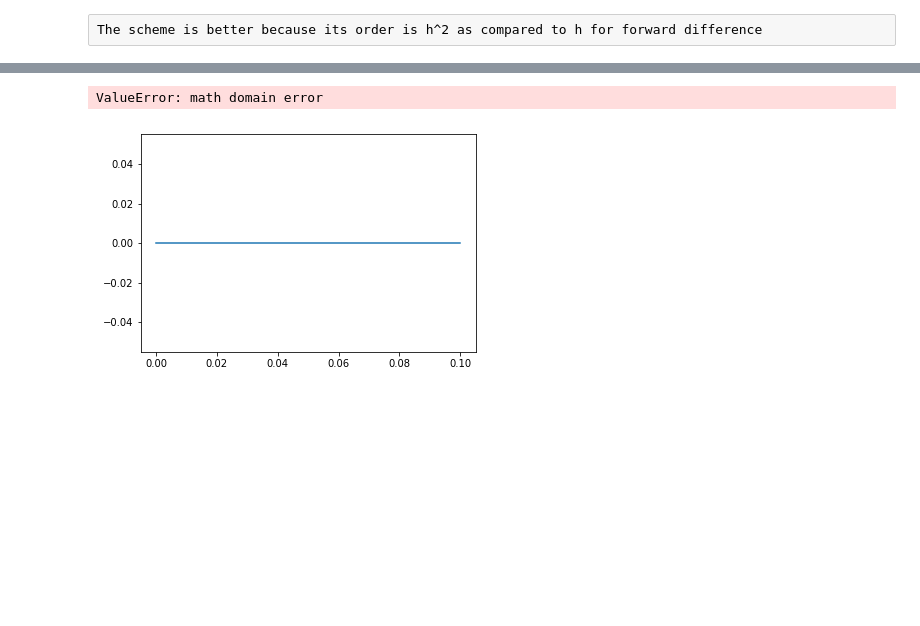
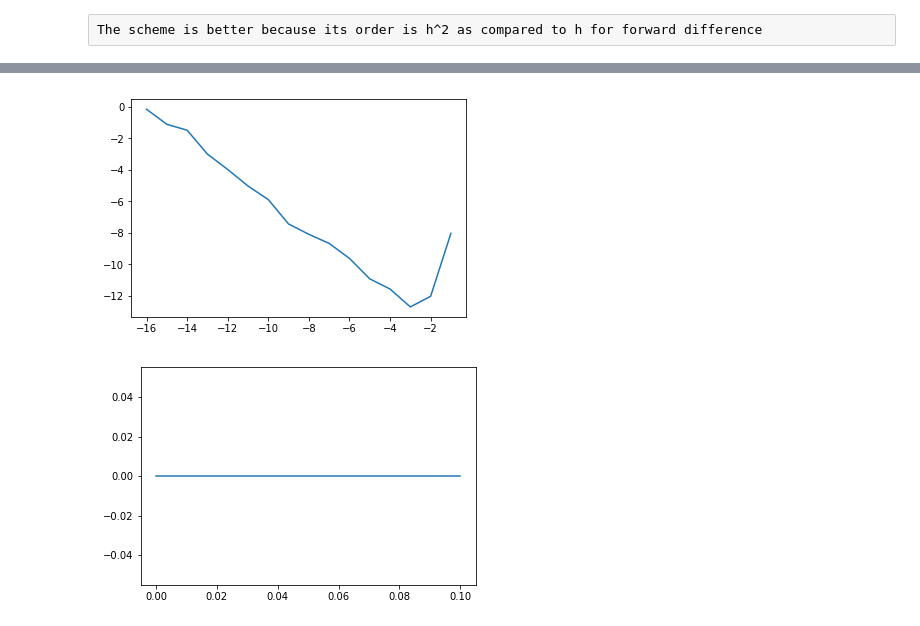
Before and after one commit to PushkinKachroo/computational-physics-class-404-604-Spring-2019, a Jupyter notebook: hw3.ipynb, the cells around one changed output, grey strips where cells are left out. Cells and saved outputs as stored; diff of their text form; code cells hidden in the pictures; blank space fills up the shorter version.

```diff
--- a/hw3.ipynb
+++ b/hw3.ipynb
@@ -176,19 +221,19 @@ The scheme is better because its order is h^2 as compared to h for forward diffe
 # %%
 import numpy as np
 import math
 import matplotlib.pylab  as p
-x=0.0
+x=math.pi/4
 logdx=[]
 logerr=[]
 for n in range(16):
     dx = 10**(n-16)
     logdx.append(math.log(dx,10))
-    err = abs(dericd(np.cos,x,dx)+np.sin(x))
+    err = abs(deried(np.cos,x,dx)+np.sin(x))
     logerr.append(math.log(err,10))
 p.plot(logdx,logerr)
 p.show()
 # %% [output]
-ValueError: math domain error
+[figure, added]
 # %%
 import numpy as np
 import math
```
Also changed, not shown: parts of 7 cells of this notebook.
